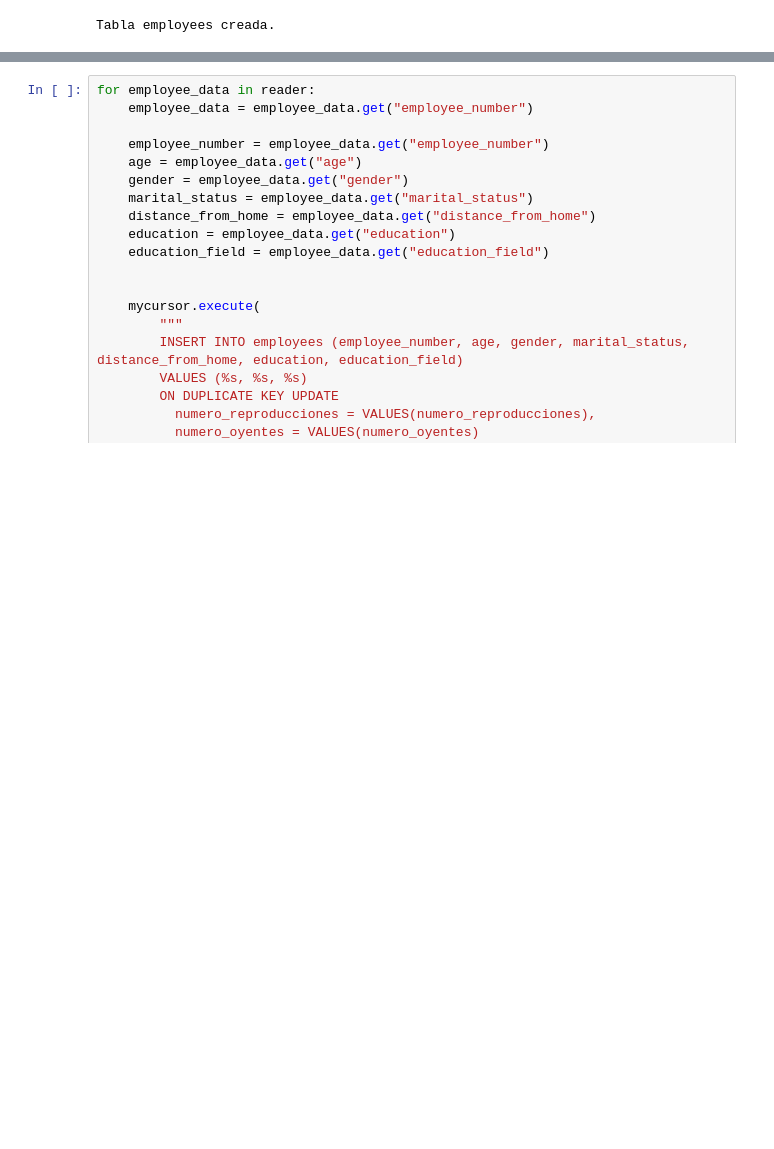
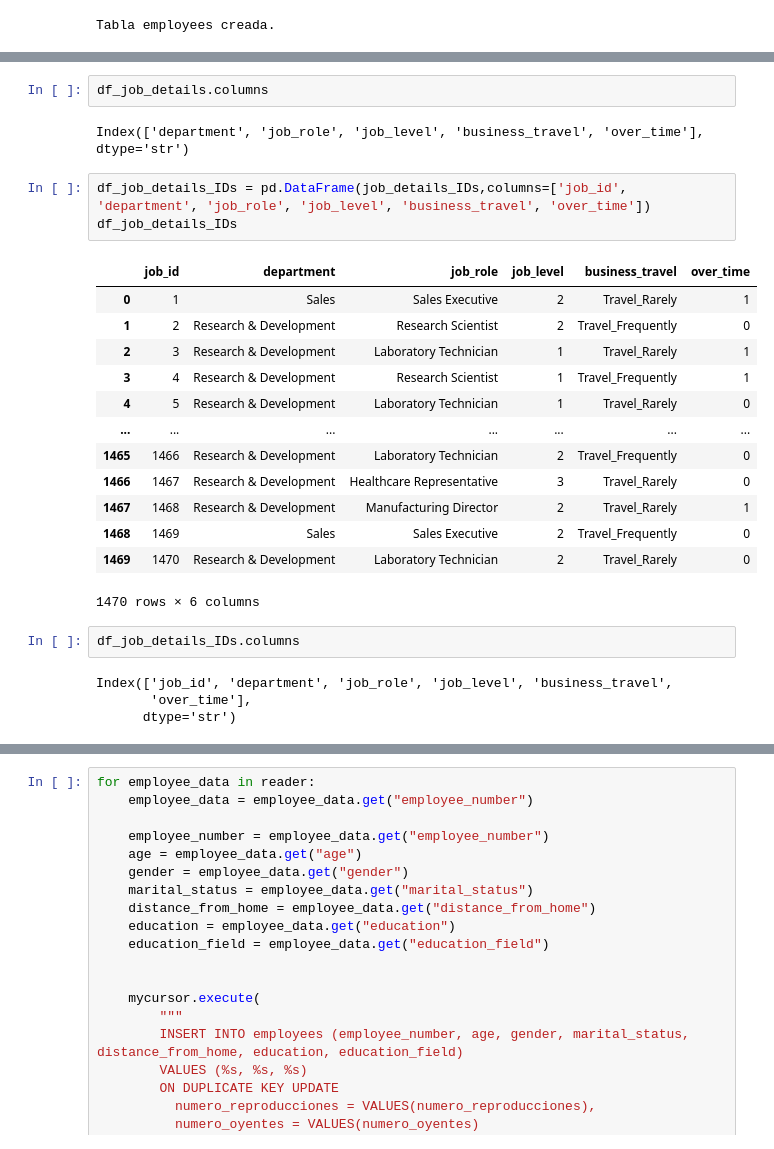
Before and after one commit to eva5ferrer/project-da-promo-63-modulo-3-team-1, a Jupyter notebook: fase-4-bbdd.ipynb, the cells around one changed output, grey strips where cells are left out. Saved outputs shown, nothing was run; the diff lists cells and outputs as text; blank space fills up the shorter version.

```diff
--- a/fase-4-bbdd.ipynb
+++ b/fase-4-bbdd.ipynb
@@ -177,0 +275,27 @@ Tabla employees creada.
+# %%
+df_job_details.columns
+# %% [output]
+Index(['department', 'job_role', 'job_level', 'business_travel', 'over_time'], dtype='str')
+# %%
+df_job_details_IDs = pd.DataFrame(job_details_IDs,columns=['job_id', 'department', 'job_role', 'job_level', 'business_travel', 'over_time'])
+df_job_details_IDs
+# %% [output]
+|  | job_id | department | job_role | job_level | business_travel | over_time |
+| 0 | 1 | Sales | Sales Executive | 2 | Travel_Rarely | 1 |
+| 1 | 2 | Research & Development | Research Scientist | 2 | Travel_Frequently | 0 |
+| 2 | 3 | Research & Development | Laboratory Technician | 1 | Travel_Rarely | 1 |
+| 3 | 4 | Research & Development | Research Scientist | 1 | Travel_Frequently | 1 |
+| 4 | 5 | Research & Development | Laboratory Technician | 1 | Travel_Rarely | 0 |
+| ... | ... | ... | ... | ... | ... | ... |
+| 1465 | 1466 | Research & Development | Laboratory Technician | 2 | Travel_Frequently | 0 |
+| 1466 | 1467 | Research & Development | Healthcare Representative | 3 | Travel_Rarely | 0 |
+| 1467 | 1468 | Research & Development | Manufacturing Director | 2 | Travel_Rarely | 1 |
+| 1468 | 1469 | Sales | Sales Executive | 2 | Travel_Frequently | 0 |
+| 1469 | 1470 | Research & Development | Laboratory Technician | 2 | Travel_Rarely | 0 |
+1470 rows × 6 columns
+# %%
+df_job_details_IDs.columns
+# %% [output]
+Index(['job_id', 'department', 'job_role', 'job_level', 'business_travel',
+       'over_time'],
+      dtype='str')
```
Also changed, not shown: parts of 21 cells of this notebook, 5 other files.
